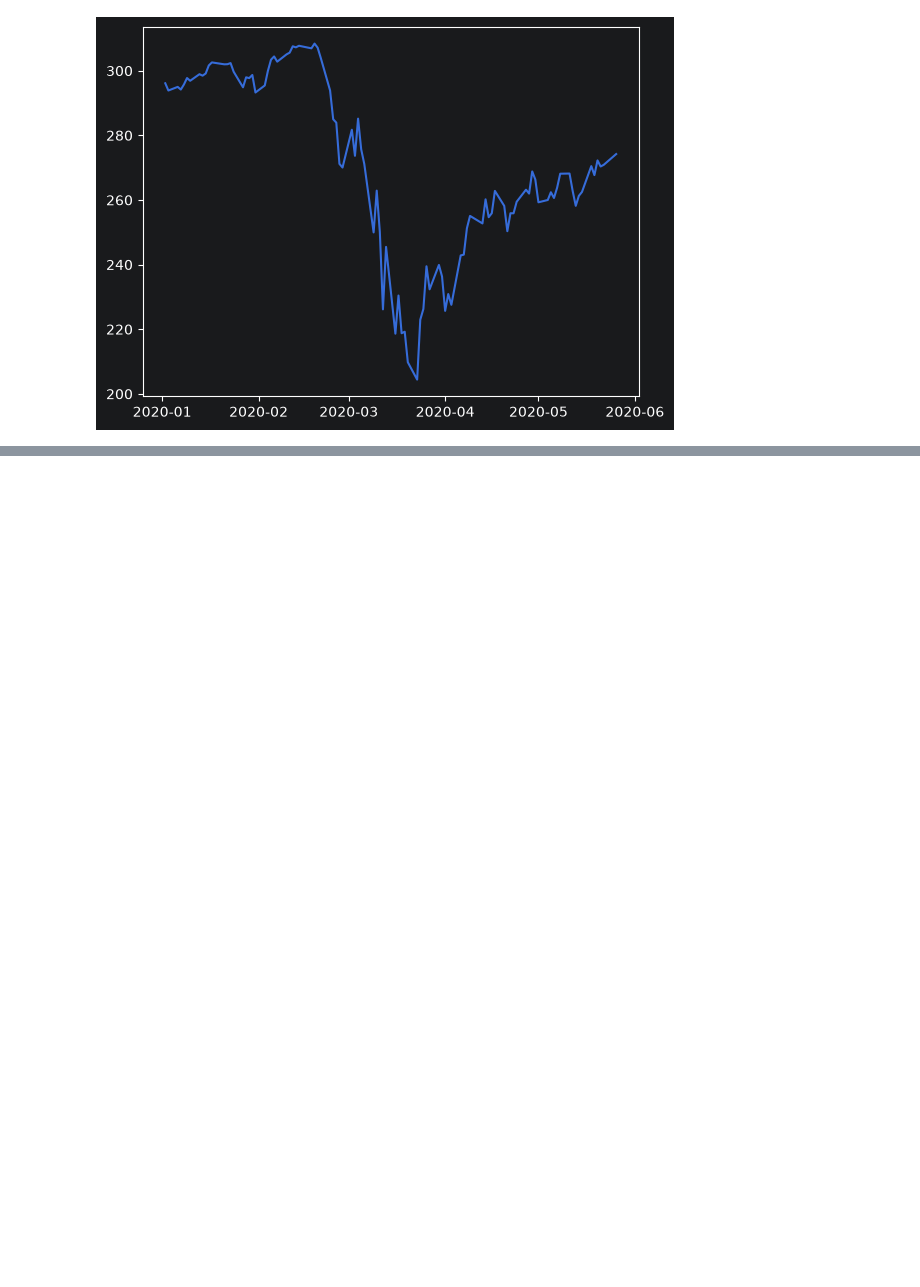
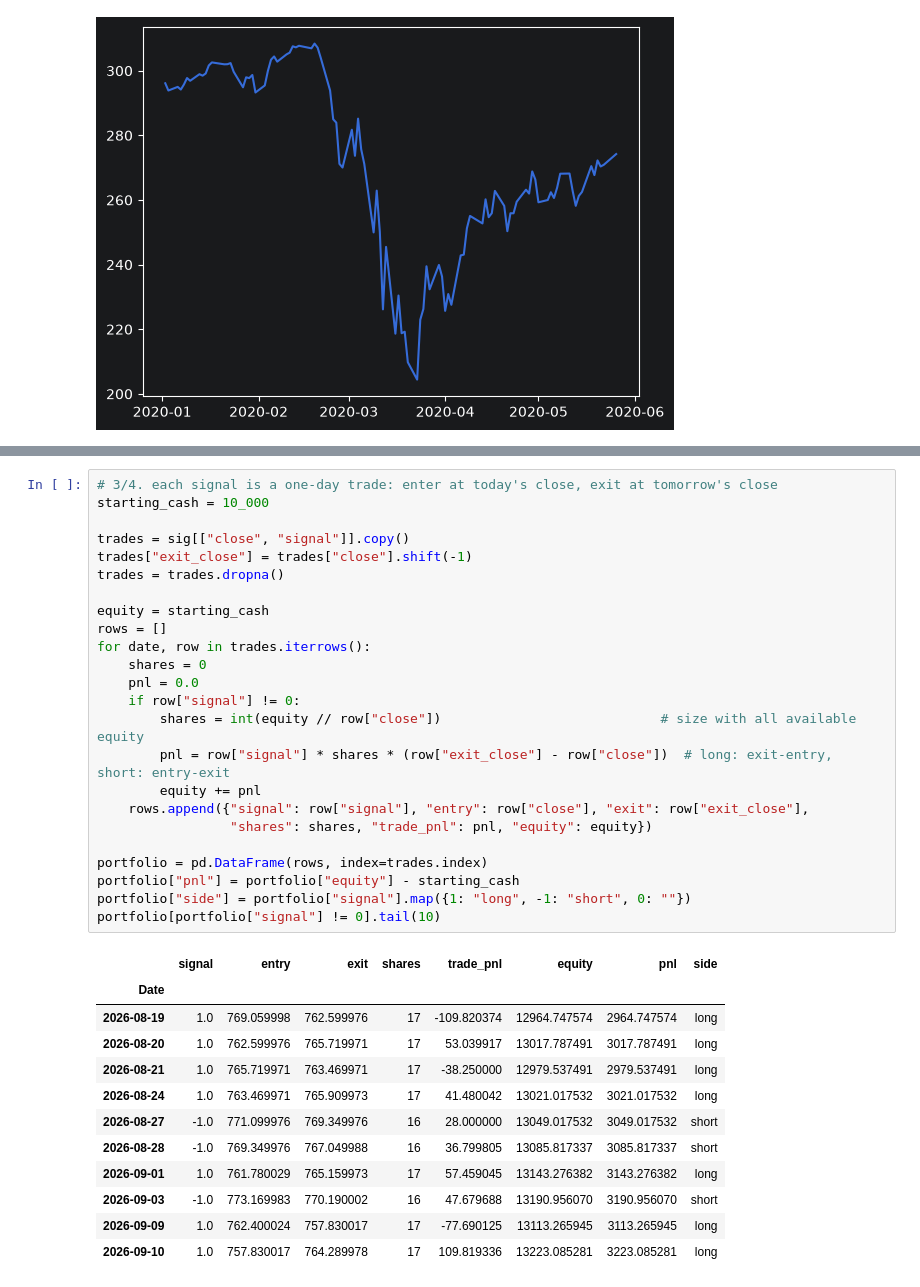
Before and after one commit to WumbleCat/quant-research, a Jupyter notebook: strats/market_making/sp_futures.ipynb, the cells around one changed output, grey strips where cells are left out. Cells and saved outputs as stored; diff of their text form; blank space fills up the shorter version.

```diff
--- a/strats/market_making/sp_futures.ipynb
+++ b/strats/market_making/sp_futures.ipynb
@@ -75,0 +58,37 @@ avg spread:   $9.56  (2.20% of price)
+# %%
+# 3/4. each signal is a one-day trade: enter at today's close, exit at tomorrow's close
+starting_cash = 10_000
+
+trades = sig[["close", "signal"]].copy()
+trades["exit_close"] = trades["close"].shift(-1)
+trades = trades.dropna()
+
+equity = starting_cash
+rows = []
+for date, row in trades.iterrows():
+    shares = 0
+    pnl = 0.0
+    if row["signal"] != 0:
+        shares = int(equity // row["close"])                            # size with all available equity
+        pnl = row["signal"] * shares * (row["exit_close"] - row["close"])  # long: exit-entry, short: entry-exit
+        equity += pnl
+    rows.append({"signal": row["signal"], "entry": row["close"], "exit": row["exit_close"],
+                 "shares": shares, "trade_pnl": pnl, "equity": equity})
+
+portfolio = pd.DataFrame(rows, index=trades.index)
+portfolio["pnl"] = portfolio["equity"] - starting_cash
+portfolio["side"] = portfolio["signal"].map({1: "long", -1: "short", 0: ""})
+portfolio[portfolio["signal"] != 0].tail(10)
+# %% [output]
+|  | signal | entry | exit | shares | trade_pnl | equity | pnl | side |
+| Date |  |  |  |  |  |  |  |  |
+| 2026-08-19 | 1.0 | 769.059998 | 762.599976 | 17 | -109.820374 | 12964.747574 | 2964.747574 | long |
+| 2026-08-20 | 1.0 | 762.599976 | 765.719971 | 17 | 53.039917 | 13017.787491 | 3017.787491 | long |
+| 2026-08-21 | 1.0 | 765.719971 | 763.469971 | 17 | -38.250000 | 12979.537491 | 2979.537491 | long |
+| 2026-08-24 | 1.0 | 763.469971 | 765.909973 | 17 | 41.480042 | 13021.017532 | 3021.017532 | long |
+| 2026-08-27 | -1.0 | 771.099976 | 769.349976 | 16 | 28.000000 | 13049.017532 | 3049.017532 | short |
+| 2026-08-28 | -1.0 | 769.349976 | 767.049988 | 16 | 36.799805 | 13085.817337 | 3085.817337 | short |
+| 2026-09-01 | 1.0 | 761.780029 | 765.159973 | 17 | 57.459045 | 13143.276382 | 3143.276382 | long |
+| 2026-09-03 | -1.0 | 773.169983 | 770.190002 | 16 | 47.679688 | 13190.956070 | 3190.956070 | short |
+| 2026-09-09 | 1.0 | 762.400024 | 757.830017 | 17 | -77.690125 | 13113.265945 | 3113.265945 | long |
+| 2026-09-10 | 1.0 | 757.830017 | 764.289978 | 17 | 109.819336 | 13223.085281 | 3223.085281 | long |
```
Also changed, not shown: parts of 8 cells of this notebook.
